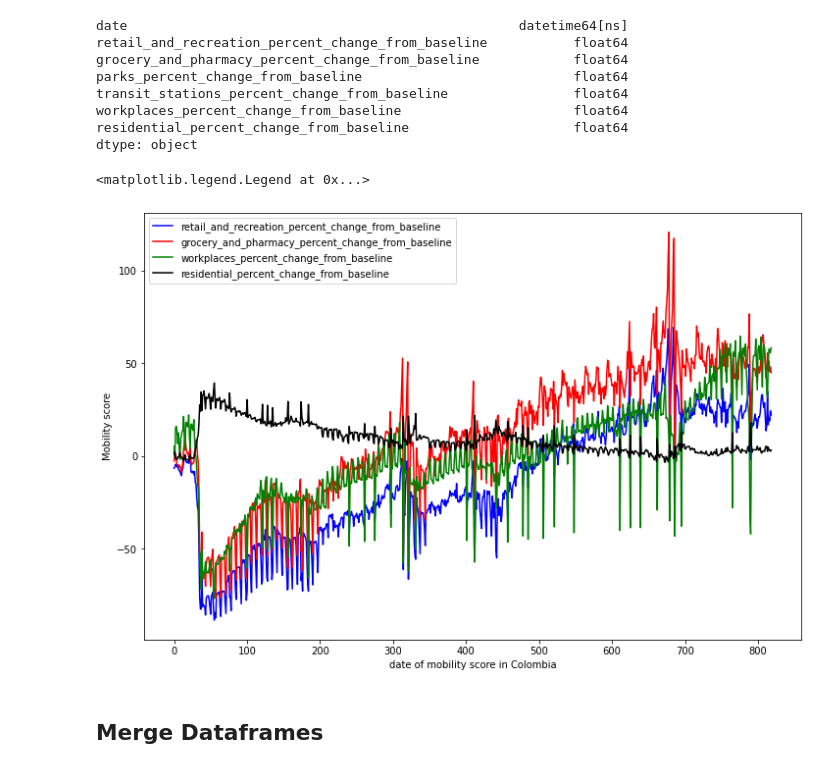
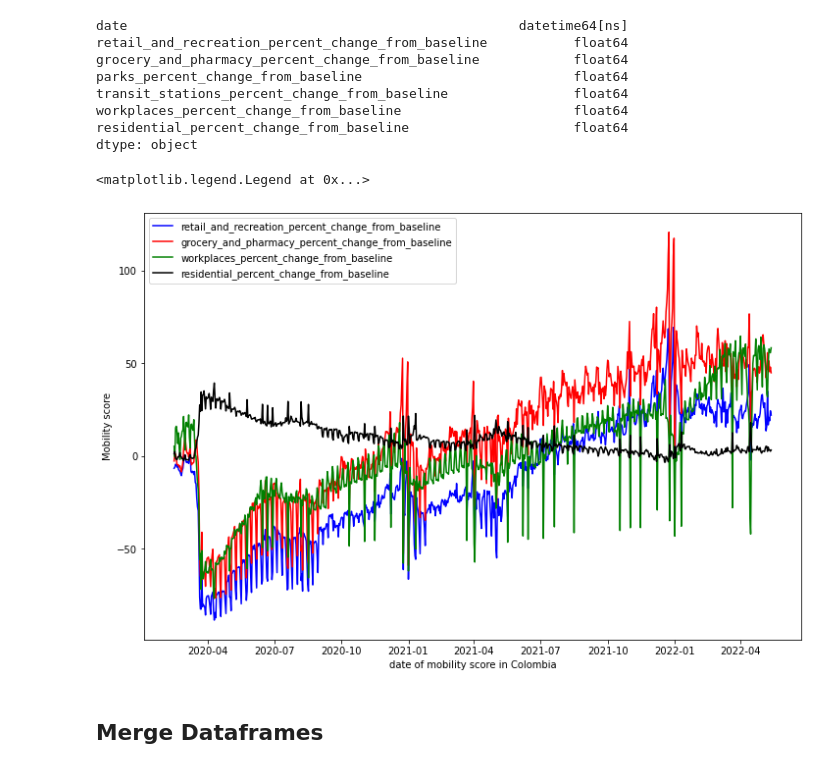
Before and after one commit to MITCriticalData-Colombia/Covid_Media_Cloud, a Jupyter notebook: Time_series_forecast.ipynb, the cells around one changed output. Cells and saved outputs as stored; diff of their text form; code cells hidden in the pictures.

```diff
--- a/Time_series_forecast.ipynb
+++ b/Time_series_forecast.ipynb
@@ -77,16 +77,16 @@ dtype: object
 # %%
 # Covid cases in time
 plt.figure(figsize = (12, 8))
-plt.plot(colombia_mobility.index, colombia_mobility['retail_and_recreation_percent_change_from_baseline'], color ='blue', label='retail_and_recreation_percent_change_from_baseline')
-plt.plot(colombia_mobility.index, colombia_mobility['grocery_and_pharmacy_percent_change_from_baseline'], color ='red', label='grocery_and_pharmacy_percent_change_from_baseline')
-plt.plot(colombia_mobility.index, colombia_mobility['workplaces_percent_change_from_baseline'], color ='green', label='workplaces_percent_change_from_baseline')
-plt.plot(colombia_mobility.index, colombia_mobility['residential_percent_change_from_baseline'], color ='black', label='residential_percent_change_from_baseline')
+plt.plot(colombia_mobility.date, colombia_mobility['retail_and_recreation_percent_change_from_baseline'], color ='blue', label='retail_and_recreation_percent_change_from_baseline')
+plt.plot(colombia_mobility.date, colombia_mobility['grocery_and_pharmacy_percent_change_from_baseline'], color ='red', label='grocery_and_pharmacy_percent_change_from_baseline')
+plt.plot(colombia_mobility.date, colombia_mobility['workplaces_percent_change_from_baseline'], color ='green', label='workplaces_percent_change_from_baseline')
+plt.plot(colombia_mobility.date, colombia_mobility['residential_percent_change_from_baseline'], color ='black', label='residential_percent_change_from_baseline')
 plt.xlabel('date of mobility score in Colombia')
 plt.ylabel('Mobility score')
 plt.legend()
 # %% [output]
 <matplotlib.legend.Legend at 0x...>
-[figure, old version]
+[figure, new version]
 # %% [markdown]
 ## Merge Dataframes
 # %%
```
Also changed, not shown: parts of 7 cells of this notebook, 2 other files.
